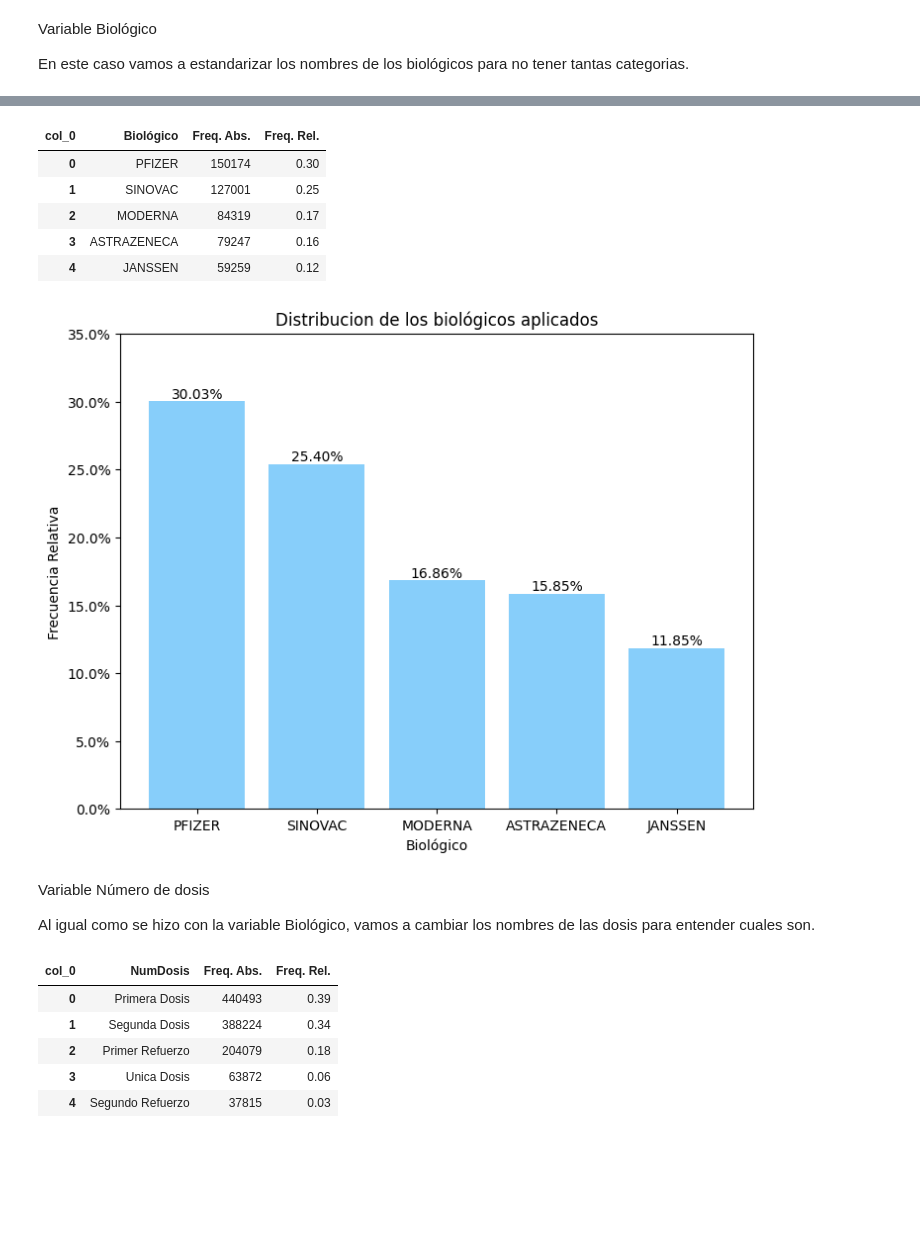
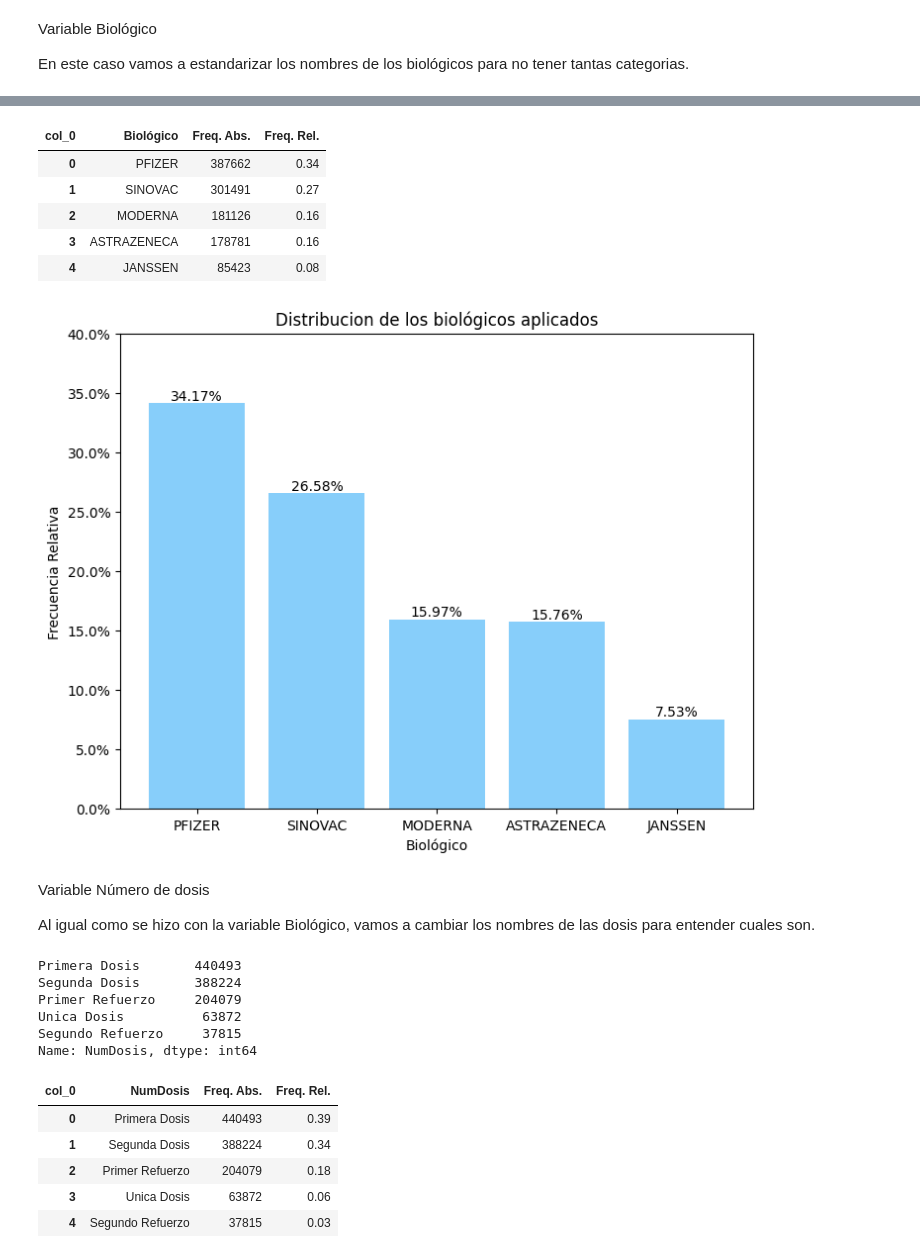
Before and after one commit to carlosjara/PRY_EDA_ICESI, a Jupyter notebook: eda_2023_II.ipynb, the cells around one changed output, grey strips where cells are left out. Drawn from its saved outputs; the diff is of its cells as text; code cells hidden in the pictures; blank space fills up the shorter version.

```diff
--- a/eda_2023_II.ipynb
+++ b/eda_2023_II.ipynb
@@ -299,0 +342,41 @@ En este caso vamos a estandarizar los nombres de los biológicos para no tener t
+# %%
+#Transformador personalizado que extrae columnas pasadas como argumento a su constructor
+
+class BiologicoTransformer():
+
+    #Class Constructor
+
+    def __init__(self, feature_names):
+        self._feature_names = feature_names
+
+    #Return self nada más que hacer aquí
+
+    def fit(self, X, y = None):
+        return self
+
+    #Método que describe lo que necesitamos que haga este transformador
+
+    def transform(self, X, y = None ):
+
+        def map_values(val):
+            if val in ['SINOVAC PARTICULAR']:
+              return 'SINOVAC'
+            elif val in ['PFIZER PARTICULAR']:
+              return 'PFIZER'
+            elif val in ['JANSSEN PARTICULAR']:
+              return 'JANSSEN'
+            elif val in ['MODERNA PARTICULAR']:
+              return 'MODERNA'
+            elif val in ['ASTRAZENECA PARTICULAR']:
+              return 'ASTRAZENECA'
+            else:
+              return val
+
+        X_ = X.copy()
+        X_[self._feature_names] = X_[self._feature_names].apply(map_values)
+
+        return  X_
+# %%
+pipeline1 = Pipeline(steps=[("CT", BiologicoTransformer("Biológico"))])
+result = pipeline1.fit_transform(df)
+result['Biológico'].value_counts()
@@ -324,29 +396,29 @@ See the caveats in the documentation: https://pandas.pydata.org/pandas-docs/stab
 # %%
-tabla_freq=(pd.crosstab(index=df_unicos["Biológico"],columns="count")).reset_index()
+tabla_freq=(pd.crosstab(index=result["Biológico"],columns="count")).reset_index()
 tabla_freq['Freq. Rel.']=tabla_freq['count']/sum(tabla_freq['count'])
 tabla_freq.rename(columns={'count':'Freq. Abs.'},inplace=True)
 tabla_freq=tabla_freq.sort_values(by='Freq. Abs.',ascending=False).reset_index(drop=True)
 tabla_freq
 # %% [output]
 | col_0 | Biológico | Freq. Abs. | Freq. Rel. |
-| 0 | PFIZER | 150174 | 0.30 |
-| 1 | SINOVAC | 127001 | 0.25 |
-| 2 | MODERNA | 84319 | 0.17 |
-| 3 | ASTRAZENECA | 79247 | 0.16 |
-| 4 | JANSSEN | 59259 | 0.12 |
+| 0 | PFIZER | 387662 | 0.34 |
+| 1 | SINOVAC | 301491 | 0.27 |
+| 2 | MODERNA | 181126 | 0.16 |
+| 3 | ASTRAZENECA | 178781 | 0.16 |
+| 4 | JANSSEN | 85423 | 0.08 |
 # %%
 fig_cont_fr = plt.figure()
 ax = fig_cont_fr.add_axes([0,0,1,1])
 ax.bar(tabla_freq['Biológico'],tabla_freq['Freq. Rel.']*100,color='lightskyblue')
 ax.bar_label(ax.containers[0], label_type='edge',fmt='%.2f%%')
 ax.yaxis.set_major_formatter(mtick.PercentFormatter(xmax=100))
-ax.set(ylim=(0, 35))
+ax.set(ylim=(0, 40))
 plt.title("Distribucion de los biológicos aplicados")
 plt.ylabel('Frecuencia Relativa')
 plt.xlabel('Biológico')
 plt.show()
 # %% [output]
-[figure, old version]
+[figure, new version]
 # %% [markdown]
 Variable Número de dosis
 
@@ -354 +463,12 @@ Al igual como se hizo con la variable Biológico, vamos a cambiar los nombres de
+# %%
+pipeline1 = Pipeline(steps=[("CT", DosisTransformer("NumDosis"))])
+result = pipeline1.fit_transform(df)
+result['NumDosis'].value_counts()
+# %% [output]
+Primera Dosis       440493
+Segunda Dosis       388224
+Primer Refuerzo     204079
+Unica Dosis          63872
+Segundo Refuerzo     37815
+Name: NumDosis, dtype: int64
 # %%
```
Also changed, not shown: parts of 130 cells of this notebook.
